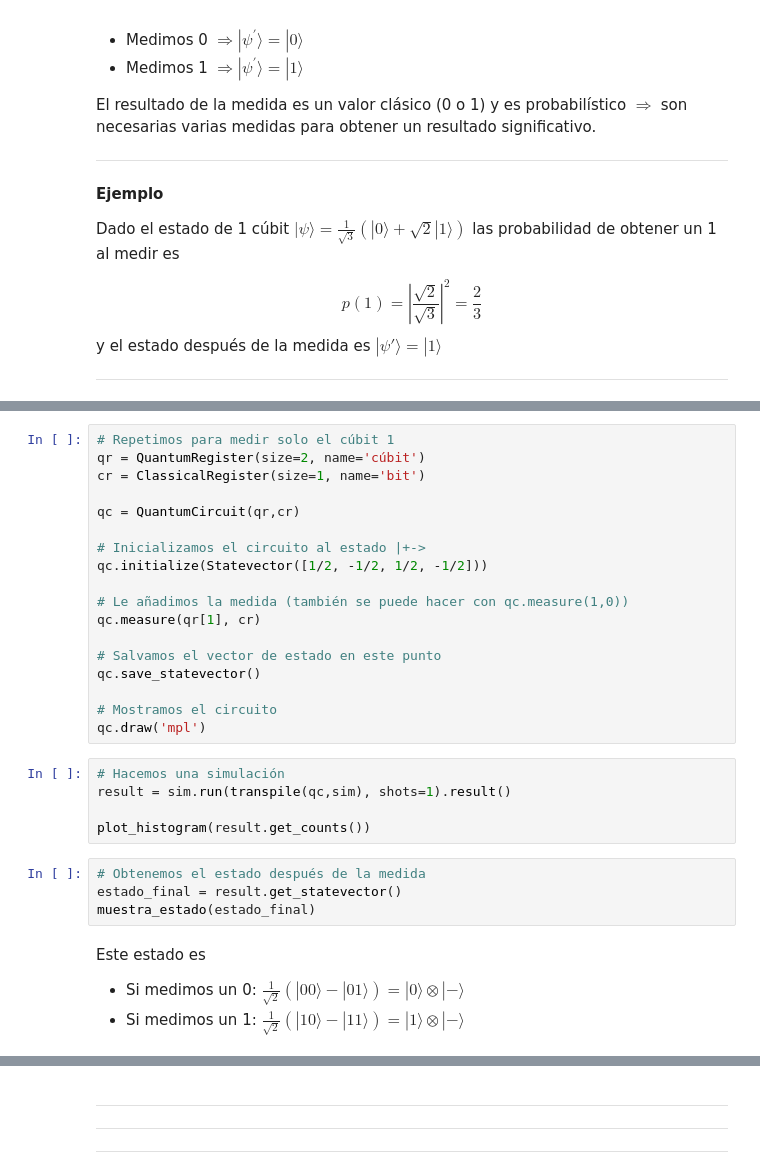
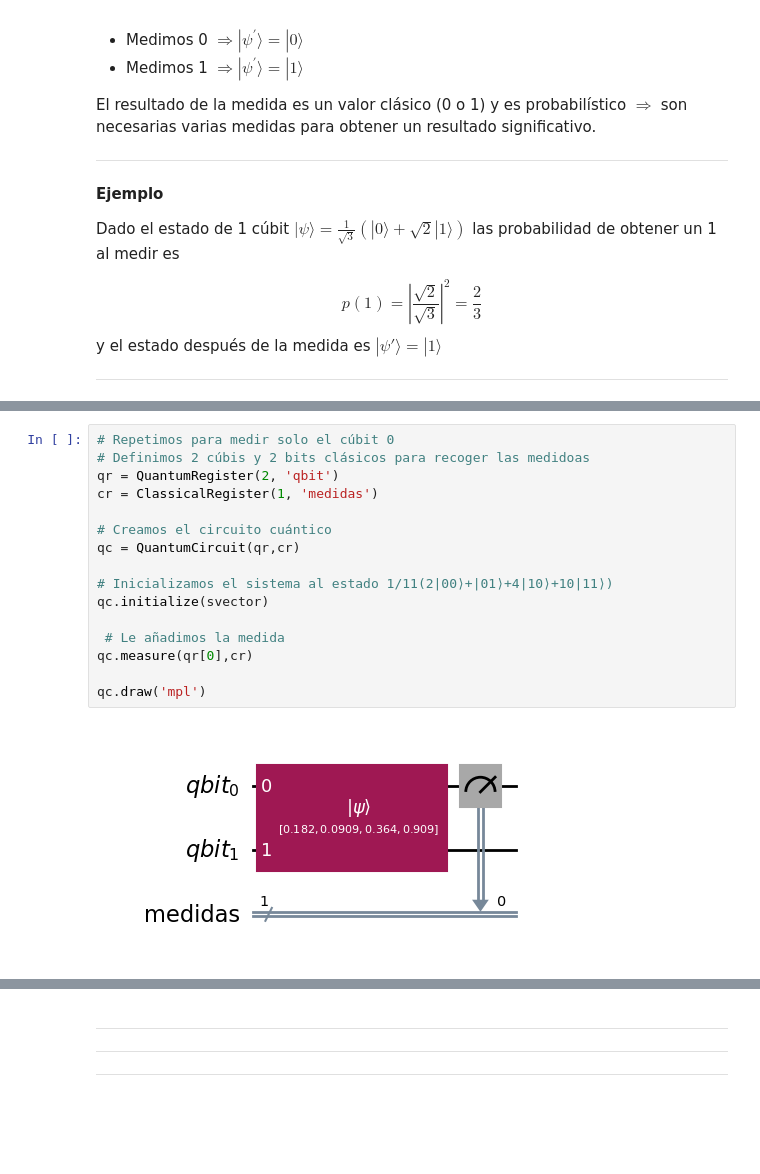
Before and after one commit to tarabelo/GrIA-QML-2025-26, a Jupyter notebook: 03. Bits y Cúbits.ipynb, the cells around one changed output, grey strips where cells are left out. Cells and saved outputs as stored; diff of their text form; blank space fills up the shorter version.

```diff
--- a/03. Bits y Cúbits.ipynb
+++ b/03. Bits y Cúbits.ipynb
@@ -1825,32 +1811,18 @@ Probamos ahora a medir solo el cúbit 1 y obtener el vector de estado del estado
 # %%
-# Repetimos para medir solo el cúbit 1
-qr = QuantumRegister(size=2, name='cúbit')
-cr = ClassicalRegister(size=1, name='bit')
+# Repetimos para medir solo el cúbit 0
+# Definimos 2 cúbis y 2 bits clásicos para recoger las medidoas
+qr = QuantumRegister(2, 'qbit')
+cr = ClassicalRegister(1, 'medidas')
 
+# Creamos el circuito cuántico
 qc = QuantumCircuit(qr,cr)
 
-# Inicializamos el circuito al estado |+->
-qc.initialize(Statevector([1/2, -1/2, 1/2, -1/2]))
+# Inicializamos el sistema al estado 1/11(2|00⟩+|01⟩+4|10⟩+10|11⟩)
+qc.initialize(svector)
 
-# Le añadimos la medida (también se puede hacer con qc.measure(1,0))
-qc.measure(qr[1], cr)
+ # Le añadimos la medida
+qc.measure(qr[0],cr)
 
-# Salvamos el vector de estado en este punto
-qc.save_statevector()
-
-# Mostramos el circuito
 qc.draw('mpl')
+# %% [output]
+[figure, added]
-# %%
-# Hacemos una simulación
-result = sim.run(transpile(qc,sim), shots=1).result()
-
-plot_histogram(result.get_counts())
-# %%
-# Obtenemos el estado después de la medida
-estado_final = result.get_statevector()
-muestra_estado(estado_final)
-# %% [markdown]
-Este estado es
-
-- Si medimos un 0: $\tfrac{1}{\sqrt{2}}(|00\rangle - |01\rangle) = |0\rangle\otimes|-\rangle$
-- Si medimos un 1: $\tfrac{1}{\sqrt{2}}(|10\rangle - |11\rangle) = |1\rangle\otimes|-\rangle$
```
Also changed, not shown: parts of 27 cells of this notebook.
